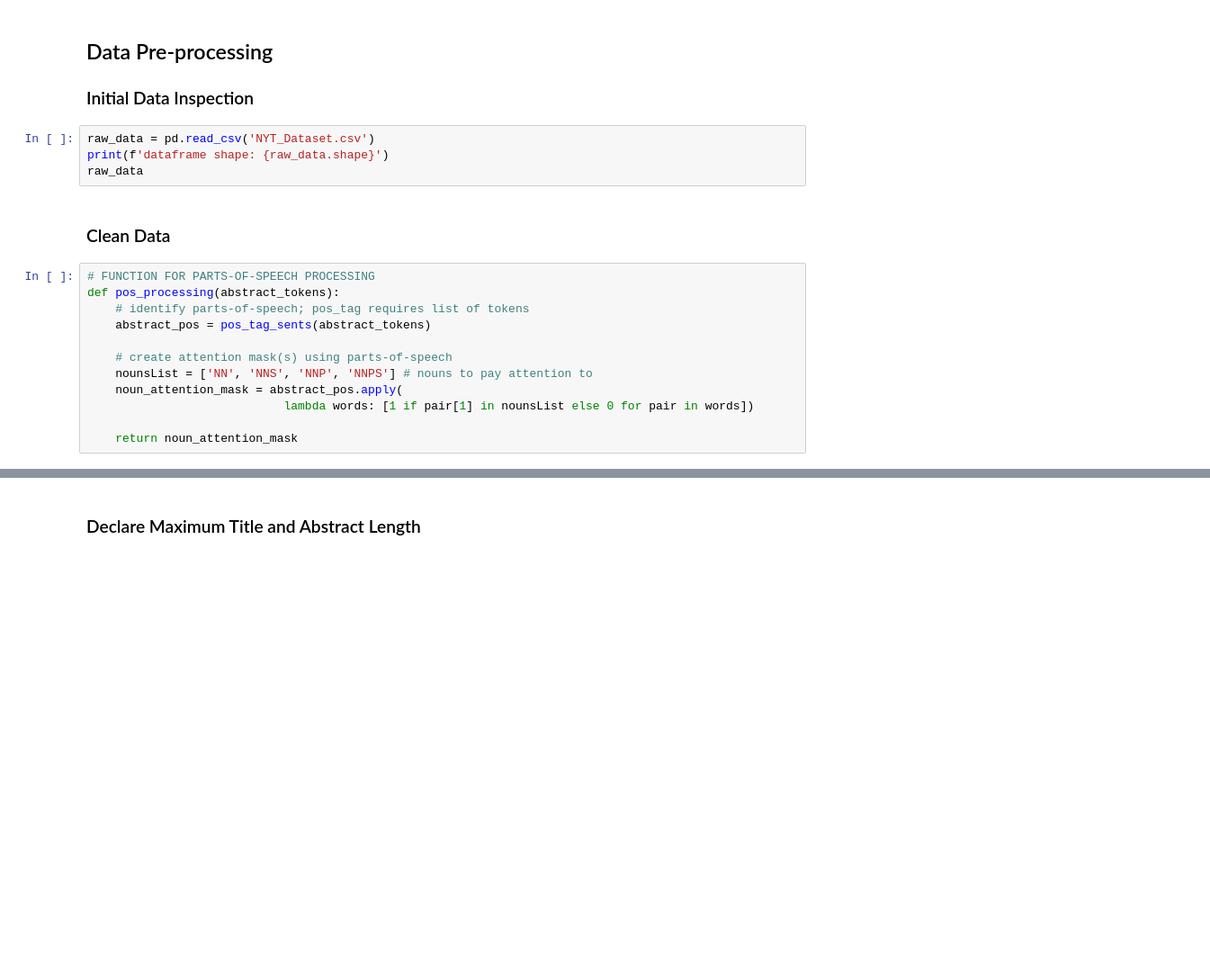
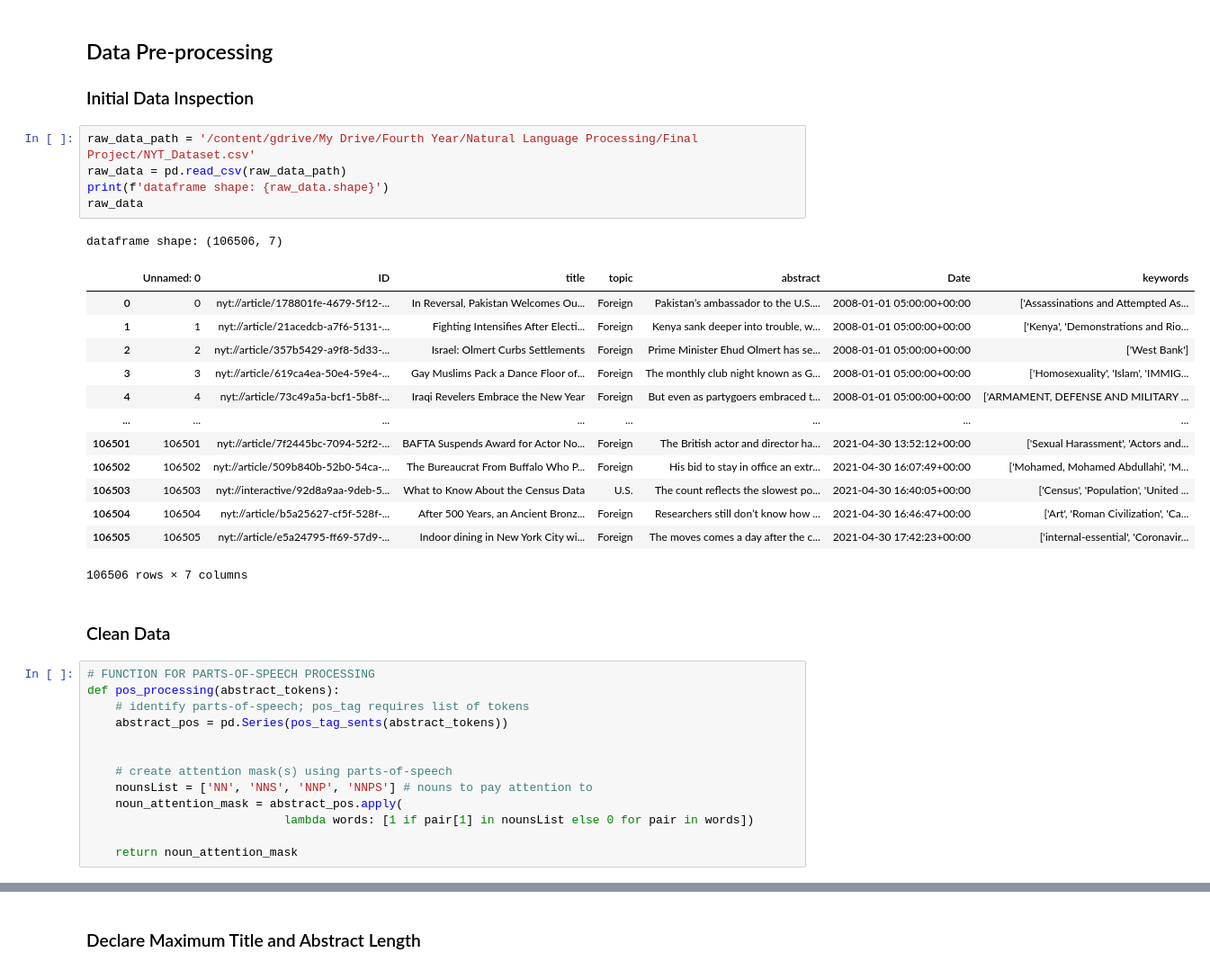
Before and after one commit to sirutBuasai/nyt-news-summarization, a Jupyter notebook: nyt_lstm.ipynb, the cells around one changed output, grey strips where cells are left out. Shown at 90% size. Saved outputs shown, nothing was run; the diff lists cells and outputs as text; blank space fills up the shorter version.

```diff
--- a/nyt_lstm.ipynb
+++ b/nyt_lstm.ipynb
@@ -28,16 +42,33 @@ nltk.download('stopwords')
 ## Data Pre-processing
 ### Initial Data Inspection
 # %%
-raw_data = pd.read_csv('NYT_Dataset.csv')
+raw_data_path = '/content/gdrive/My Drive/Fourth Year/Natural Language Processing/Final Project/NYT_Dataset.csv'
+raw_data = pd.read_csv(raw_data_path)
 print(f'dataframe shape: {raw_data.shape}')
 raw_data
+# %% [output]
+dataframe shape: (106506, 7)
+|  | Unnamed: 0 | ID | title | topic | abstract | Date | keywords |
+| 0 | 0 | nyt://article/178801fe-4679-5f12-... | In Reversal, Pakistan Welcomes Ou... | Foreign | Pakistan’s ambassador to the U.S.... | 2008-01-01 05:00:00+00:00 | ['Assassinations and Attempted As... |
+| 1 | 1 | nyt://article/21acedcb-a7f6-5131-... | Fighting Intensifies After Electi... | Foreign | Kenya sank deeper into trouble, w... | 2008-01-01 05:00:00+00:00 | ['Kenya', 'Demonstrations and Rio... |
+| 2 | 2 | nyt://article/357b5429-a9f8-5d33-... | Israel: Olmert Curbs Settlements | Foreign | Prime Minister Ehud Olmert has se... | 2008-01-01 05:00:00+00:00 | ['West Bank'] |
+| 3 | 3 | nyt://article/619ca4ea-50e4-59e4-... | Gay Muslims Pack a Dance Floor of... | Foreign | The monthly club night known as G... | 2008-01-01 05:00:00+00:00 | ['Homosexuality', 'Islam', 'IMMIG... |
+| 4 | 4 | nyt://article/73c49a5a-bcf1-5b8f-... | Iraqi Revelers Embrace the New Year | Foreign | But even as partygoers embraced t... | 2008-01-01 05:00:00+00:00 | ['ARMAMENT, DEFENSE AND MILITARY ... |
+| ... | ... | ... | ... | ... | ... | ... | ... |
+| 106501 | 106501 | nyt://article/7f2445bc-7094-52f2-... | BAFTA Suspends Award for Actor No... | Foreign | The British actor and director ha... | 2021-04-30 13:52:12+00:00 | ['Sexual Harassment', 'Actors and... |
+| 106502 | 106502 | nyt://article/509b840b-52b0-54ca-... | The Bureaucrat From Buffalo Who P... | Foreign | His bid to stay in office an extr... | 2021-04-30 16:07:49+00:00 | ['Mohamed, Mohamed Abdullahi', 'M... |
+| 106503 | 106503 | nyt://interactive/92d8a9aa-9deb-5... | What to Know About the Census Data | U.S. | The count reflects the slowest po... | 2021-04-30 16:40:05+00:00 | ['Census', 'Population', 'United ... |
+| 106504 | 106504 | nyt://article/b5a25627-cf5f-528f-... | After 500 Years, an Ancient Bronz... | Foreign | Researchers still don’t know how ... | 2021-04-30 16:46:47+00:00 | ['Art', 'Roman Civilization', 'Ca... |
+| 106505 | 106505 | nyt://article/e5a24795-ff69-57d9-... | Indoor dining in New York City wi... | Foreign | The moves comes a day after the c... | 2021-04-30 17:42:23+00:00 | ['internal-essential', 'Coronavir... |
+106506 rows × 7 columns
 # %% [markdown]
 ### Clean Data
 # %%
 # FUNCTION FOR PARTS-OF-SPEECH PROCESSING
 def pos_processing(abstract_tokens):
     # identify parts-of-speech; pos_tag requires list of tokens
-    abstract_pos = pos_tag_sents(abstract_tokens)
+    abstract_pos = pd.Series(pos_tag_sents(abstract_tokens))
+
 
     # create attention mask(s) using parts-of-speech
     nounsList = ['NN', 'NNS', 'NNP', 'NNPS'] # nouns to pay attention to
```
Also changed, not shown: parts of 3 cells of this notebook.
